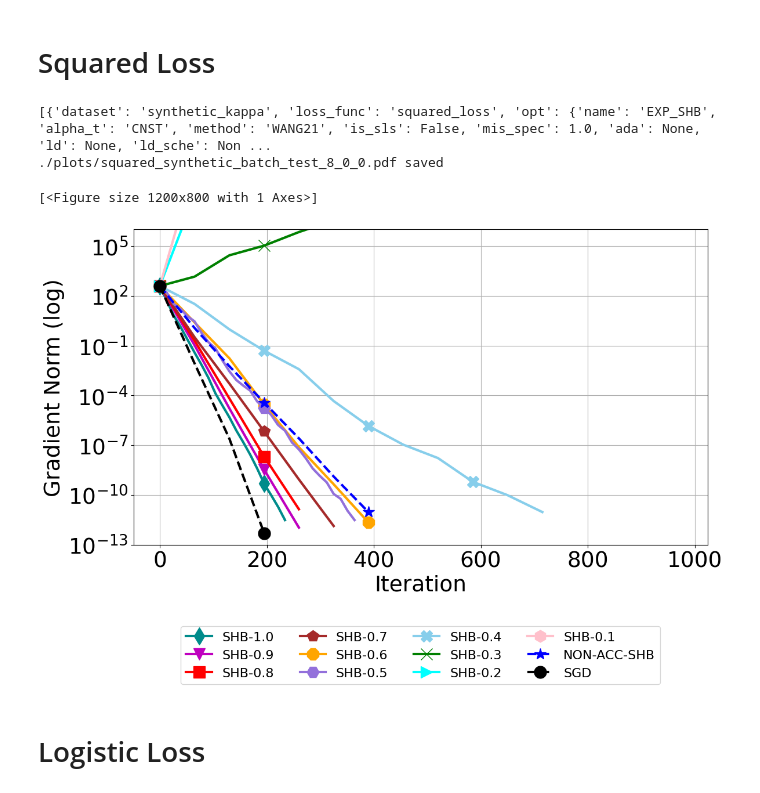
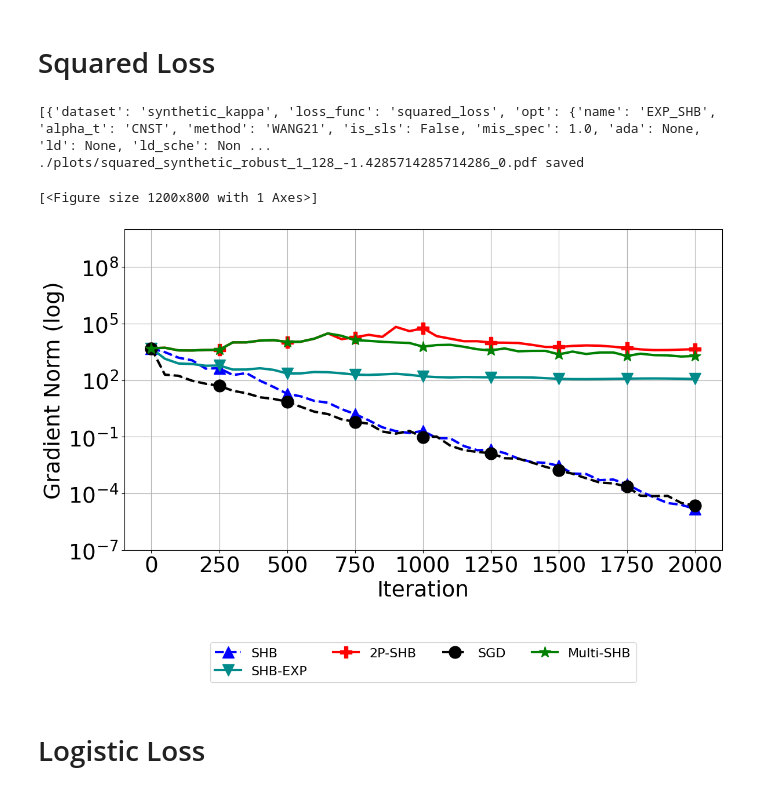
Before and after one commit to anh-dang/expsls, a Jupyter notebook: results.ipynb, the cells around one changed output. Cells and saved outputs as stored; diff of their text form; code cells hidden in the pictures.

```diff
--- a/results.ipynb
+++ b/results.ipynb
@@ -142,6 +142,7 @@ savedir_synthetic_batch_test = base + 'output_synthetic_batch_test'
 savedir_synthetic_batch_1 = base + 'output_synthetic_batch_1'
 savedir_synthetic_batch_2 = base + 'output_synthetic_batch_2'
 
+savedir_synthetic_robust_1 = base + 'output_synthetic_robust_1'
 
 savedir_ijcnn_shb_test = base + 'output_ijcnn_shb_test'
 
@@ -231,7 +232,7 @@ def form_exp_list(exp_groups, exp_config_fname):
 
 
 markersize = 15
-markevery = 3
+markevery = 5
 linewidth = 3
 shb = 'solid'
 sgd = 'dotted'
@@ -258,8 +259,8 @@ styles['SGD_EXP'] = {'label':'SGD-EXP',  'color':'black',
                          'marker':'d', 'markersize':markersize,
                            'linewidth': linewidth, 'linestyle':shb,
                      'markevery':markevery }
-styles['SHB_CNST'] = {'label':'NON-ACC-SHB',  'color':'blue',
-                         'marker':'*', 'markersize':markersize,
+styles['SHB_CNST'] = {'label':'SHB',  'color':'blue',
+                         'marker':'^', 'markersize':markersize,
                            'linewidth': linewidth, 'linestyle':'dashed',
                      'markevery':markevery }
 styles['SHB_MUL'] = {'label':'Multi-SHB',  'color':'green',
@@ -679,7 +641,7 @@ savedir_synthetic_quad_test = base + 'output_synthetic_quad_test'
 show_legend_all=None
 rm = hr.ResultManager(
                     exp_list= loss_exp_dict["squared_loss"],
-                    savedir_base=savedir_synthetic_batch_1,
+                    savedir_base=savedir_synthetic_robust_1,
                     filterby_list=combined_filter_dict["squared_loss"],
                     verbose= 0
                      )
@@ -692,38 +654,38 @@ rm.get_plot_all(
     y_metric_list =  ['grad_norm'],
     x_metric='itr',
     legend_list=['opt.name'],
 #     title_list = ['dataset'],
     groupby_list = ['dataset', 'model'],
     log_metric_list = ["grad_norm", "alpha_k"],
     legend_fontsize=16,
     x_fontsize=27,
     y_fontsize=27,
     xtick_fontsize=27,
     ytick_fontsize=27,
     title_fontsize=18,
-    result_step=13,
-    ylim_list=[[(10**(-13), 10**(6))]],# (10**(-3), 24), (10**(-3.1), 10**(-.8))]],(10**(0), 1e6)(-0.1, 1.1)(10**(-15), 10**(-4))
+    result_step=10,
+    ylim_list=[[(10**(-7), 10**(10))]],# (10**(-3), 24), (10**(-3.1), 10**(-.8))]],(10**(0), 1e6)(-0.1, 1.1)(10**(-15), 10**(-4))
 
     map_ylabel_list=[{'train_loss':'Train loss'},
                      {'val_acc':'Validation accuracy'},
                      {'grad_norm': 'Gradient Norm'},
                      {'alpha_k': 'alpha_k'},
                      {'beta_k': 'beta_k'},
                      {'lambda_k': 'lambda_k'},
                      {'n_grad_evals': 'Number of stochastic gradient evaluations'}],
     map_xlabel_list=[{'itr': 'Iteration'}],
                 figsize=(12,8),
     plot_confidence=False,
      legend_kwargs={'bbox_to_anchor':[0.5, -0.35],
                            'borderaxespad':0.,
                            'ncol':4,'loc':'center'},
-    savedir_plots=f'./plots/squared_synthetic_batch_test_{kappa}_{variance}'
+    savedir_plots=f'./plots/squared_synthetic_robust_1_{kappa}_{batch_size}'
             )
 # %% [output]
 [{'dataset': 'synthetic_kappa', 'loss_func': 'squared_loss', 'opt': {'name': 'EXP_SHB', 'alpha_t': 'CNST', 'method': 'WANG21', 'is_sls': False, 'mis_spec': 1.0, 'ada': None, 'ld': None, 'ld_sche': Non ...
-./plots/squared_synthetic_batch_test_8_0_0.pdf saved
+./plots/squared_synthetic_robust_1_128_-1.4285714285714286_0.pdf saved
 [<Figure size 1200x800 with 1 Axes>]
-[figure, old version]
+[figure, new version]
 # %% [markdown]
 # Logistic Loss
 # %%
```
Also changed, not shown: parts of 1 cell of this notebook, 8 other files.
